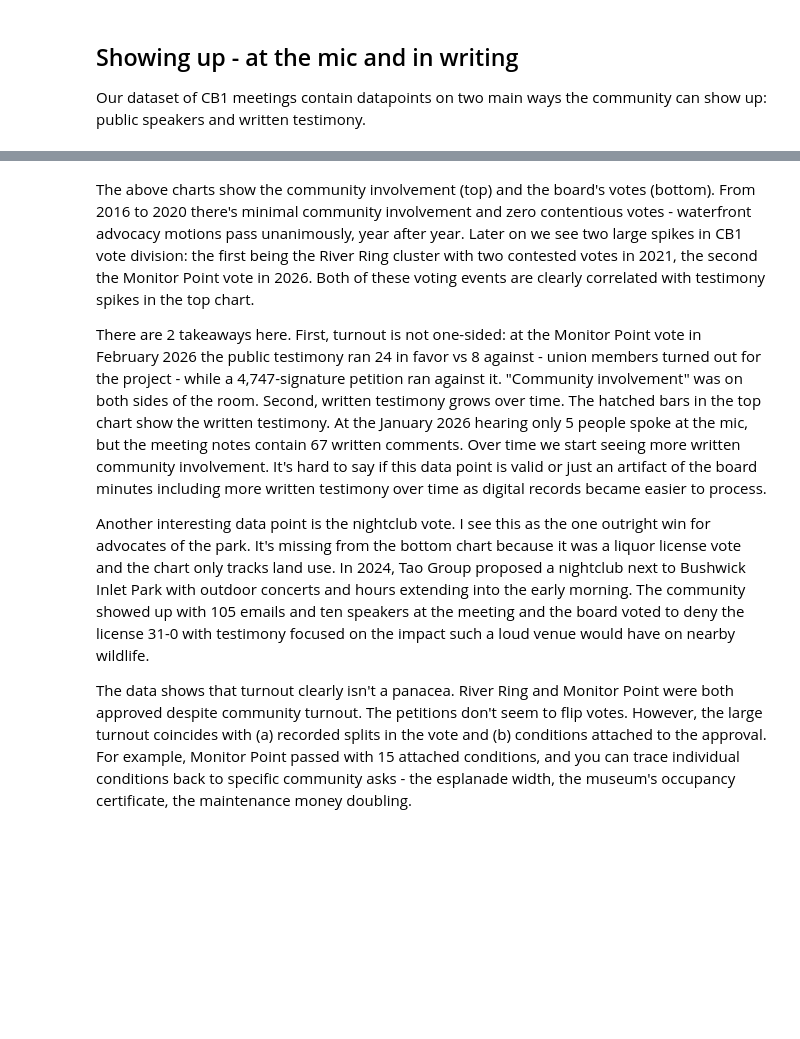
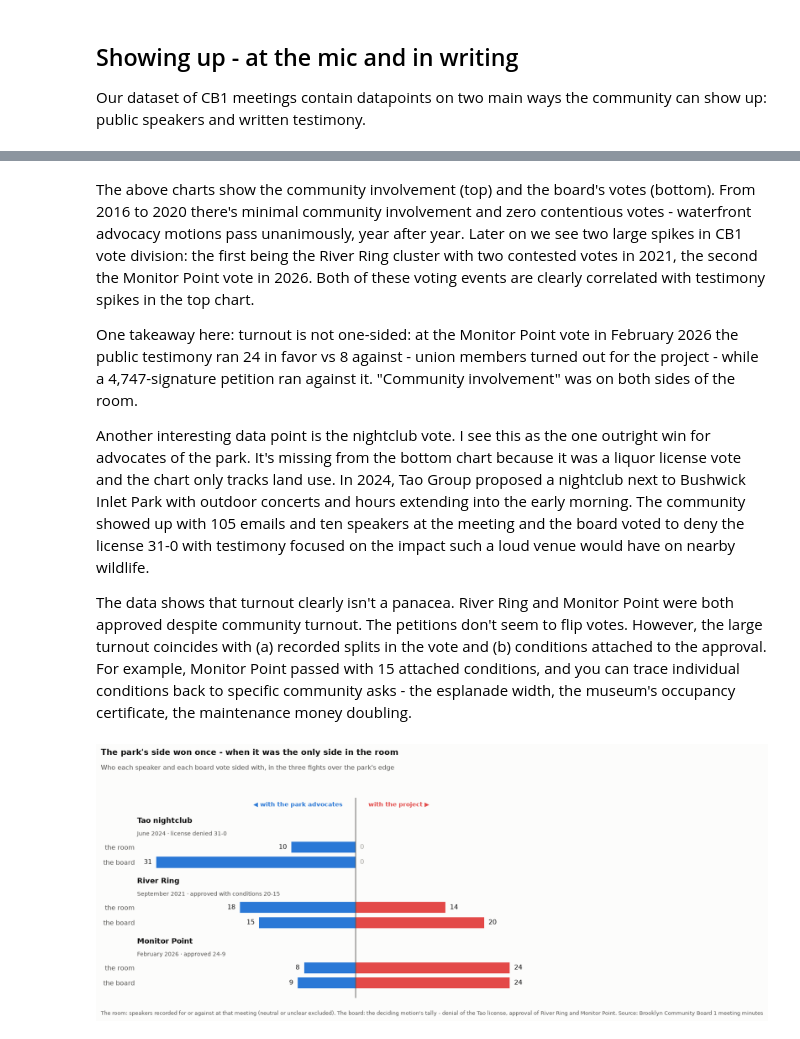
Before and after one commit to blowenstein0/cb1-minutes-analysis, a Jupyter notebook: analysis/blog_v2.ipynb, the cells around one changed output, grey strips where cells are left out. Saved outputs shown, nothing was run; the diff lists cells and outputs as text; code cells hidden in the pictures; blank space fills up the shorter version.

```diff
--- a/analysis/blog_v2.ipynb
+++ b/analysis/blog_v2.ipynb
@@ -557,8 +495,85 @@ The 26 votes behind the chart
 # %% [markdown]
 The above charts show the community involvement (top) and the board's votes (bottom). From 2016 to 2020 there's minimal community involvement and zero contentious votes - waterfront advocacy motions pass unanimously, year after year. Later on we see two large spikes in CB1 vote division: the first being the River Ring cluster with two contested votes in 2021, the second the Monitor Point vote in 2026. Both of these voting events are clearly correlated with testimony spikes in the top chart.
 
-There are 2 takeaways here. First, turnout is not one-sided: at the Monitor Point vote in February 2026 the public testimony ran 24 in favor vs 8 against - union members turned out for the project - while a 4,747-signature petition ran against it. "Community involvement" was on both sides of the room. Second, written testimony grows over time. The hatched bars in the top chart show the written testimony. At the January 2026 hearing only 5 people spoke at the mic, but the meeting notes contain 67 written comments. Over time we start seeing more written community involvement. It's hard to say if this data point is valid or just an artifact of the board minutes including more written testimony over time as digital records became easier to process.
+One takeaway here: turnout is not one-sided: at the Monitor Point vote in February 2026 the public testimony ran 24 in favor vs 8 against - union members turned out for the project - while a 4,747-signature petition ran against it. "Community involvement" was on both sides of the room.
 
 Another interesting data point is the nightclub vote. I see this as the one outright win for advocates of the park. It's missing from the bottom chart because it was a liquor license vote and the chart only tracks land use. In 2024, Tao Group proposed a nightclub next to Bushwick Inlet Park with outdoor concerts and hours extending into the early morning. The community showed up with 105 emails and ten speakers at the meeting and the board voted to deny the license 31-0 with testimony focused on the impact such a loud venue would have on nearby wildlife.
 
 The data shows that turnout clearly isn't a panacea. River Ring and Monitor Point were both approved despite community turnout. The petitions don't seem to flip votes. However, the large turnout coincides with (a) recorded splits in the vote and (b) conditions attached to the approval. For example, Monitor Point passed with 15 attached conditions, and you can trace individual conditions back to specific community asks - the esplanade width, the museum's occupancy certificate, the maintenance money doubling.
+# %%
+# Three fights over the park's edge, from the park advocates' side.
+# In each one the advocates opposed the project, so a speaker "against" and a
+# board vote against approval both count as siding with the park. The deciding
+# motion at Tao was a denial, so there the yes votes are the advocates' side.
+def room(date, pat):
+    d = q(f"""SELECT position, count(*) AS n
+              FROM speakers s JOIN meetings m USING (meeting_id)
+              WHERE m.date = '{date}' AND regexp_matches(lower(s.topic), '{pat}')
+              GROUP BY 1""").set_index("position").n
+    return int(d.get("against", 0)), int(d.get("for", 0))
+
+def board(date, pat):
+    v = q(f"""SELECT yes, no FROM votes v JOIN meetings m USING (meeting_id)
+              WHERE m.date = '{date}'
+                AND regexp_matches(lower(v.motion_text), '{pat}')""")
+    assert len(v) == 1
+    return int(v.iloc[0].yes), int(v.iloc[0].no)
+
+deny_y, deny_n = board("2024-06-18", "deny the application for franklin")
+rr_y, rr_n = board("2021-09-14", "yes with the committee.s conditions")
+mp_y, mp_n = board("2026-02-10", "to approve application monitor point")
+
+fights = [
+    ("Tao nightclub", "June 2024 · license denied 31-0",
+     room("2024-06-18", "franklin"), (deny_y, deny_n)),
+    ("River Ring", "September 2021 · approved with conditions 20-15",
+     room("2021-09-14", "river ring"), (rr_n, rr_y)),
+    ("Monitor Point", "February 2026 · approved 24-9",
+     room("2026-02-10", "monitor point"), (mp_n, mp_y)),
+]
+
+fig, ax = plt.subplots(figsize=(10, 5.4), dpi=120)
+fig.patch.set_facecolor(SURFACE)
+ax.set_facecolor(SURFACE)
+
+ys, ylabels = [], []
+for g, (name, sub, (r_adv, r_proj), (b_adv, b_proj)) in enumerate(fights):
+    y0 = g * 3.4
+    ax.text(-34, y0 - 0.78, name, fontsize=11, color=INK, fontweight="bold",
+            ha="left", va="center")
+    ax.text(-34, y0 - 0.05, sub, fontsize=8.5, color=INK2, ha="left", va="center")
+    for row, (adv, proj) in enumerate([(r_adv, r_proj), (b_adv, b_proj)]):
+        y = y0 + 0.7 + row * 0.85
+        ax.barh(y, -adv, height=0.62, color=BLUE)
+        ax.barh(y, proj, height=0.62, color=RED)
+        ax.annotate(str(adv), (-adv - 0.7, y), ha="right", va="center",
+                    fontsize=9.5, color=INK if adv else GRAY)
+        ax.annotate(str(proj), (proj + 0.7, y), ha="left", va="center",
+                    fontsize=9.5, color=INK if proj else GRAY)
+        ys.append(y)
+        ylabels.append("the room" if row == 0 else "the board")
+
+ax.axvline(0, color=INK2, lw=1)
+ax.set_yticks(ys, ylabels, fontsize=9.5)
+ax.set_ylim(9.2, -2.1)
+ax.set_xlim(-34, 34)
+ax.set_xticks([])
+ax.spines[["top", "right", "bottom", "left"]].set_visible(False)
+ax.tick_params(colors=INK2, length=0)
+ax.annotate("◀ with the park advocates", (-2, -1.6), ha="right",
+            fontsize=9, color=BLUE, fontweight="bold")
+ax.annotate("with the project ▶", (2, -1.6), ha="left",
+            fontsize=9, color=RED, fontweight="bold")
+fig.suptitle("The park's side won once - when it was the only side in the room",
+             fontsize=12, color=INK, x=0.01, ha="left", fontweight="bold")
+fig.text(0.01, 0.9, "Who each speaker and each board vote sided with, in the three "
+         "fights over the park's edge",
+         fontsize=9.5, color=INK2)
+fig.text(0.01, -0.02, "The room: speakers recorded for or against at that meeting "
+         "(neutral or unclear excluded). The board: the deciding motion's tally - "
+         "denial of the Tao license, approval of River Ring and Monitor Point. " + SRC,
+         fontsize=8, color=INK2, va="top")
+fig.tight_layout(rect=[0, 0, 1, 0.88])
+plt.show()
+# %% [output]
+[figure, added]
```
Also changed, not shown: parts of 17 cells of this notebook, 1 other file.
